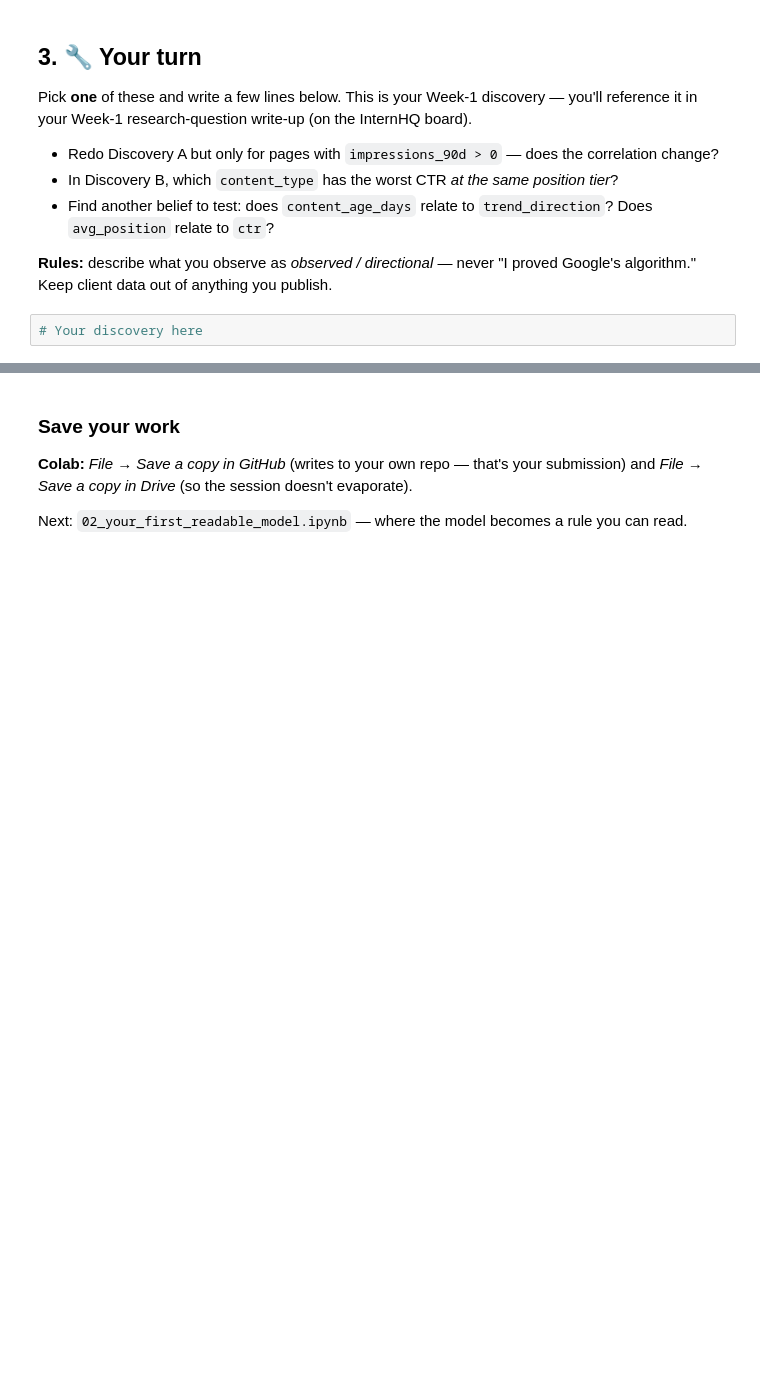
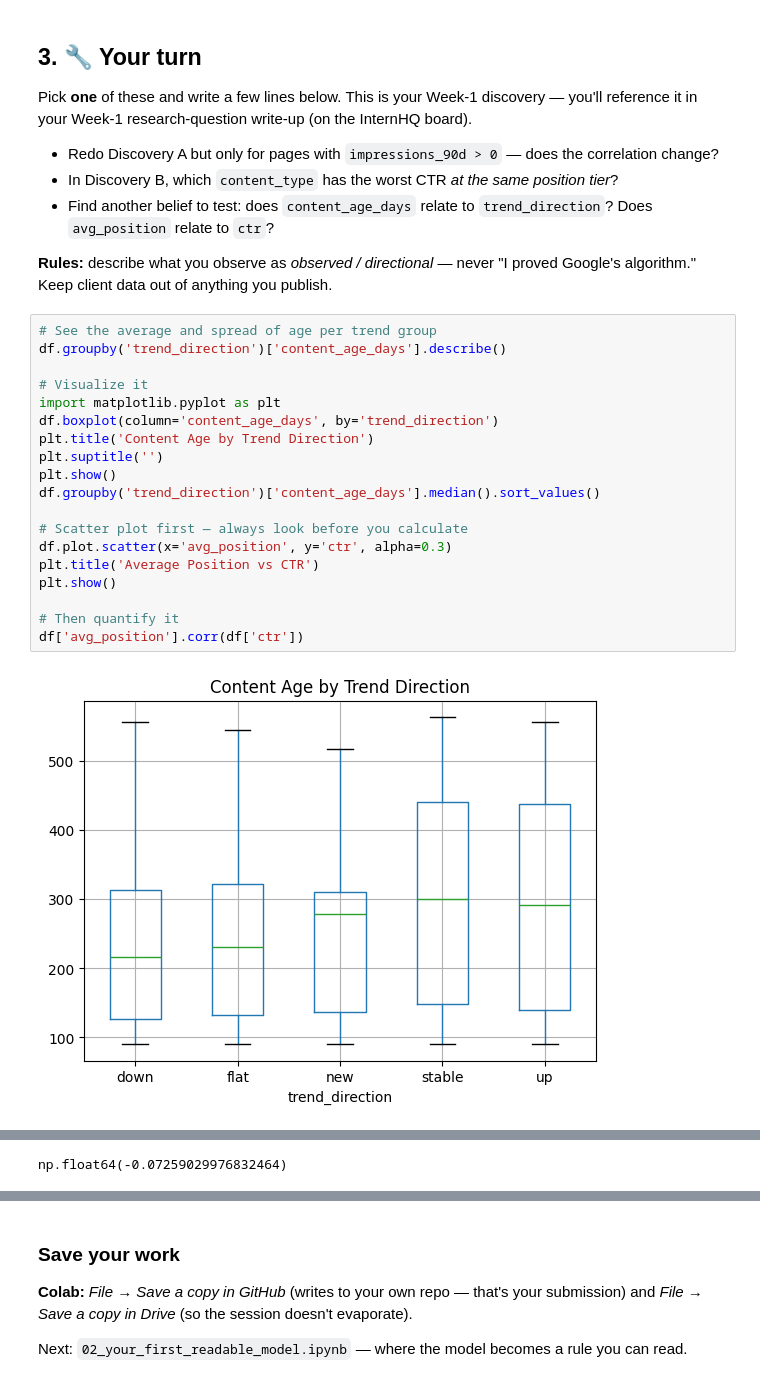
Before and after one commit to irssaa29/Machine-learning_01, a Jupyter notebook: notebooks/01_first_look_and_discovery.ipynb, the cells around one changed output, grey strips where cells are left out. Drawn from its saved outputs; the diff is of its cells as text; blank space fills up the shorter version.

```diff
--- a/notebooks/01_first_look_and_discovery.ipynb
+++ b/notebooks/01_first_look_and_discovery.ipynb
@@ -148,5 +148,24 @@ Pick **one** of these and write a few lines below. This is your Week-1 discovery
 - Find another belief to test: does `content_age_days` relate to `trend_direction`? Does `avg_position` relate to `ctr`?
 
 **Rules:** describe what you observe as *observed / directional* — never "I proved Google's algorithm." Keep client data out of anything you publish.
-# %%
-# Your discovery here
+# %%
+# See the average and spread of age per trend group
+df.groupby('trend_direction')['content_age_days'].describe()
+
+# Visualize it
+import matplotlib.pyplot as plt
+df.boxplot(column='content_age_days', by='trend_direction')
+plt.title('Content Age by Trend Direction')
+plt.suptitle('')
+plt.show()
+df.groupby('trend_direction')['content_age_days'].median().sort_values()
+
+# Scatter plot first — always look before you calculate
+df.plot.scatter(x='avg_position', y='ctr', alpha=0.3)
+plt.title('Average Position vs CTR')
+plt.show()
+
+# Then quantify it
+df['avg_position'].corr(df['ctr'])
+# %% [output]
+[figure, added]
@@ -152,0 +173 @@ Pick **one** of these and write a few lines below. This is your Week-1 discovery
+np.float64(-0.07259029976832464)
```
Also changed, not shown: parts of 2 cells of this notebook.
